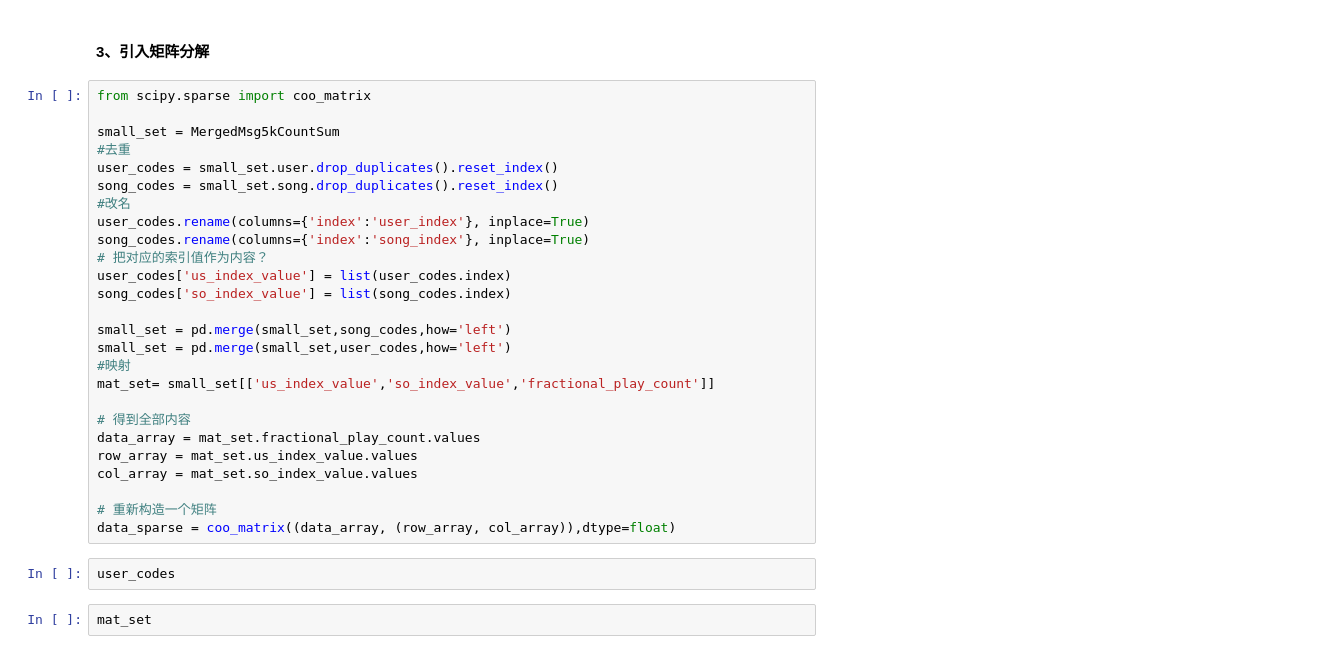
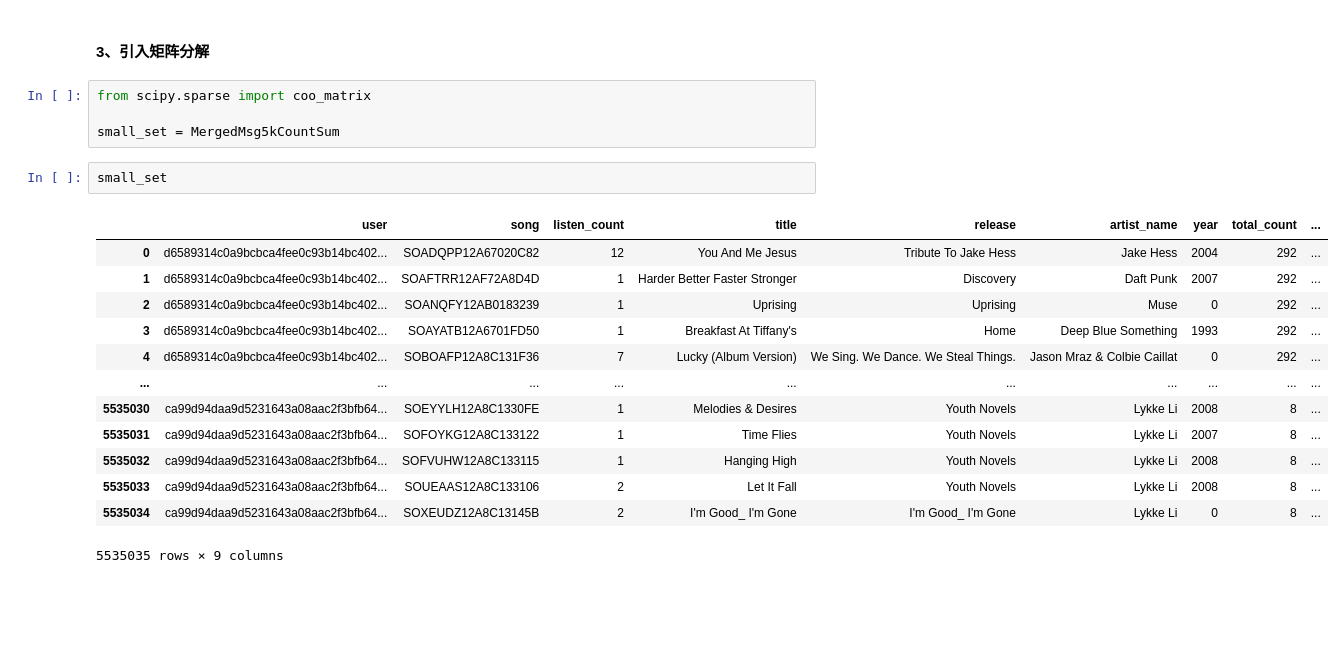
Before and after one commit to fang362/MusicRecommendation, a Jupyter notebook: music_Recommendation(最终版.ipynb, the cells around one changed output. Drawn from its saved outputs; the diff is of its cells as text; blank space fills up the shorter version.

```diff
--- a/music_Recommendation(最终版.ipynb
+++ b/music_Recommendation(最终版.ipynb
@@ -408,29 +677,19 @@ MergedMsg5kCountSum[MergedMsg5kCountSum.user =='d6589314c0a9bcbca4fee0c93b14bc40
 from scipy.sparse import coo_matrix
 
 small_set = MergedMsg5kCountSum
-#去重
-user_codes = small_set.user.drop_duplicates().reset_index()
-song_codes = small_set.song.drop_duplicates().reset_index()
-#改名
-user_codes.rename(columns={'index':'user_index'}, inplace=True)
-song_codes.rename(columns={'index':'song_index'}, inplace=True)
-# 把对应的索引值作为内容？
-user_codes['us_index_value'] = list(user_codes.index)
-song_codes['so_index_value'] = list(song_codes.index)
-
-small_set = pd.merge(small_set,song_codes,how='left')
-small_set = pd.merge(small_set,user_codes,how='left')
-#映射
-mat_set= small_set[['us_index_value','so_index_value','fractional_play_count']]
-
-# 得到全部内容
-data_array = mat_set.fractional_play_count.values
-row_array = mat_set.us_index_value.values
-col_array = mat_set.so_index_value.values
-
-# 重新构造一个矩阵
-data_sparse = coo_matrix((data_array, (row_array, col_array)),dtype=float)
-# %%
-user_codes
-# %%
-mat_set
+# %%
+small_set
+# %% [output]
+|  | user | song | listen_count | title | release | artist_name | year | total_count | ... |
+| 0 | d6589314c0a9bcbca4fee0c93b14bc402... | SOADQPP12A67020C82 | 12 | You And Me Jesus | Tribute To Jake Hess | Jake Hess | 2004 | 292 | ... |
+| 1 | d6589314c0a9bcbca4fee0c93b14bc402... | SOAFTRR12AF72A8D4D | 1 | Harder Better Faster Stronger | Discovery | Daft Punk | 2007 | 292 | ... |
+| 2 | d6589314c0a9bcbca4fee0c93b14bc402... | SOANQFY12AB0183239 | 1 | Uprising | Uprising | Muse | 0 | 292 | ... |
+| 3 | d6589314c0a9bcbca4fee0c93b14bc402... | SOAYATB12A6701FD50 | 1 | Breakfast At Tiffany's | Home | Deep Blue Something | 1993 | 292 | ... |
+| 4 | d6589314c0a9bcbca4fee0c93b14bc402... | SOBOAFP12A8C131F36 | 7 | Lucky (Album Version) | We Sing. We Dance. We Steal Things. | Jason Mraz & Colbie Caillat | 0 | 292 | ... |
+| ... | ... | ... | ... | ... | ... | ... | ... | ... | ... |
+| 5535030 | ca99d94daa9d5231643a08aac2f3bfb64... | SOEYYLH12A8C1330FE | 1 | Melodies & Desires | Youth Novels | Lykke Li | 2008 | 8 | ... |
+| 5535031 | ca99d94daa9d5231643a08aac2f3bfb64... | SOFOYKG12A8C133122 | 1 | Time Flies | Youth Novels | Lykke Li | 2007 | 8 | ... |
+| 5535032 | ca99d94daa9d5231643a08aac2f3bfb64... | SOFVUHW12A8C133115 | 1 | Hanging High | Youth Novels | Lykke Li | 2008 | 8 | ... |
+| 5535033 | ca99d94daa9d5231643a08aac2f3bfb64... | SOUEAAS12A8C133106 | 2 | Let It Fall | Youth Novels | Lykke Li | 2008 | 8 | ... |
+| 5535034 | ca99d94daa9d5231643a08aac2f3bfb64... | SOXEUDZ12A8C13145B | 2 | I'm Good_ I'm Gone | I'm Good_ I'm Gone | Lykke Li | 0 | 8 | ... |
+5535035 rows × 9 columns
```
Also changed, not shown: parts of 82 cells of this notebook.
